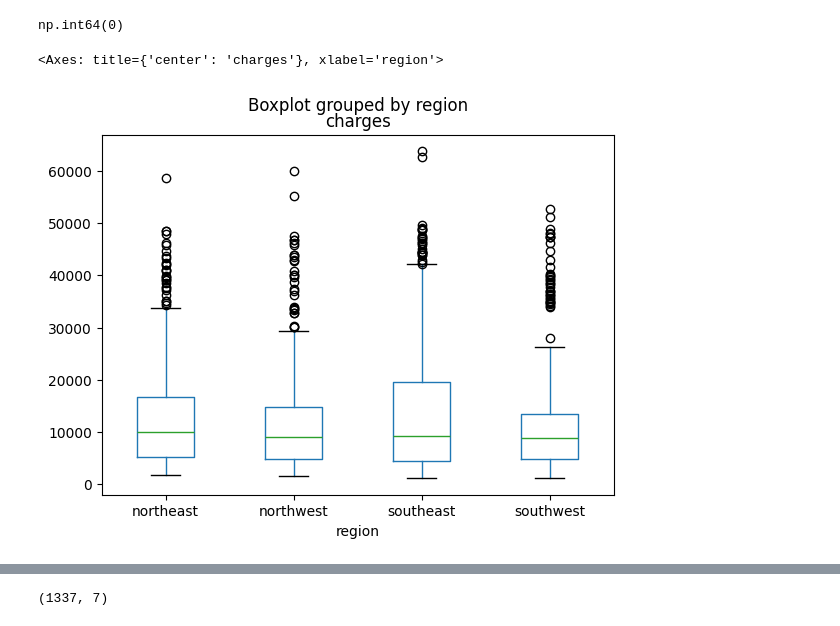
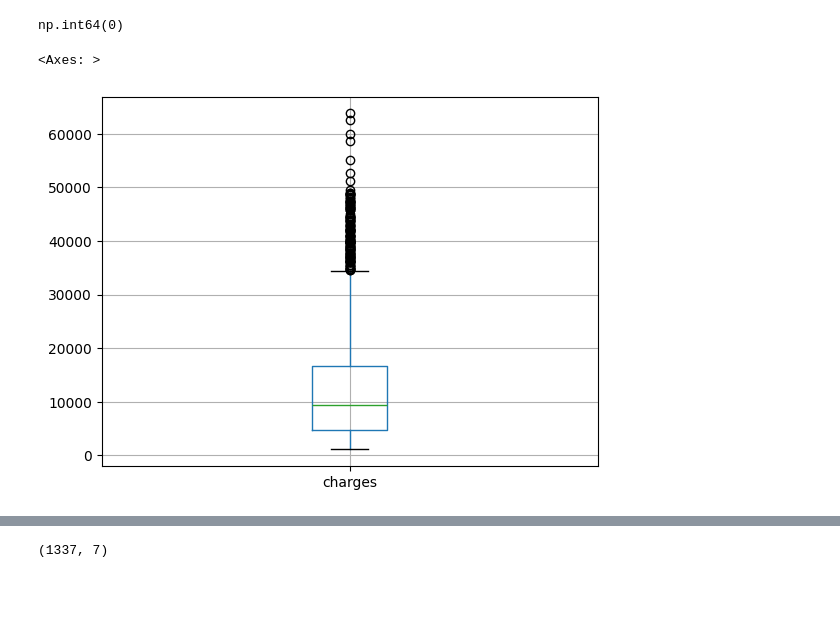
Before and after one commit to abirmes/Assurance_Charge, a Jupyter notebook: data2.ipynb, the cells around one changed output, grey strips where cells are left out. Saved outputs shown, nothing was run; the diff lists cells and outputs as text; code cells hidden in the pictures; blank space fills up the shorter version.

```diff
--- a/data2.ipynb
+++ b/data2.ipynb
@@ -152,7 +152,7 @@ df.duplicated().sum()
 # %% [output]
 np.int64(0)
 # %%
-df.boxplot(by ='region', column =['charges'], grid = False)
+df.boxplot('charges')
 # %% [output]
-<Axes: title={'center': 'charges'}, xlabel='region'>
+<Axes: >
-[figure, old version]
+[figure, new version]
```
Also changed, not shown: parts of 31 cells of this notebook, 1 other file.
